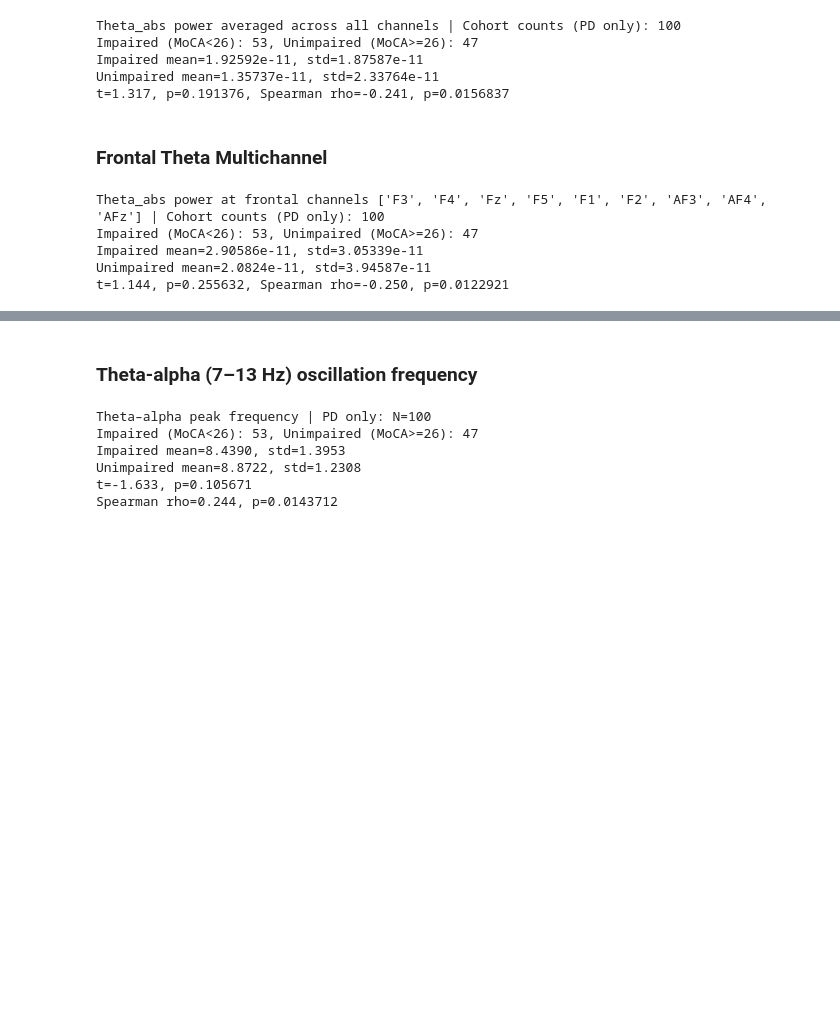
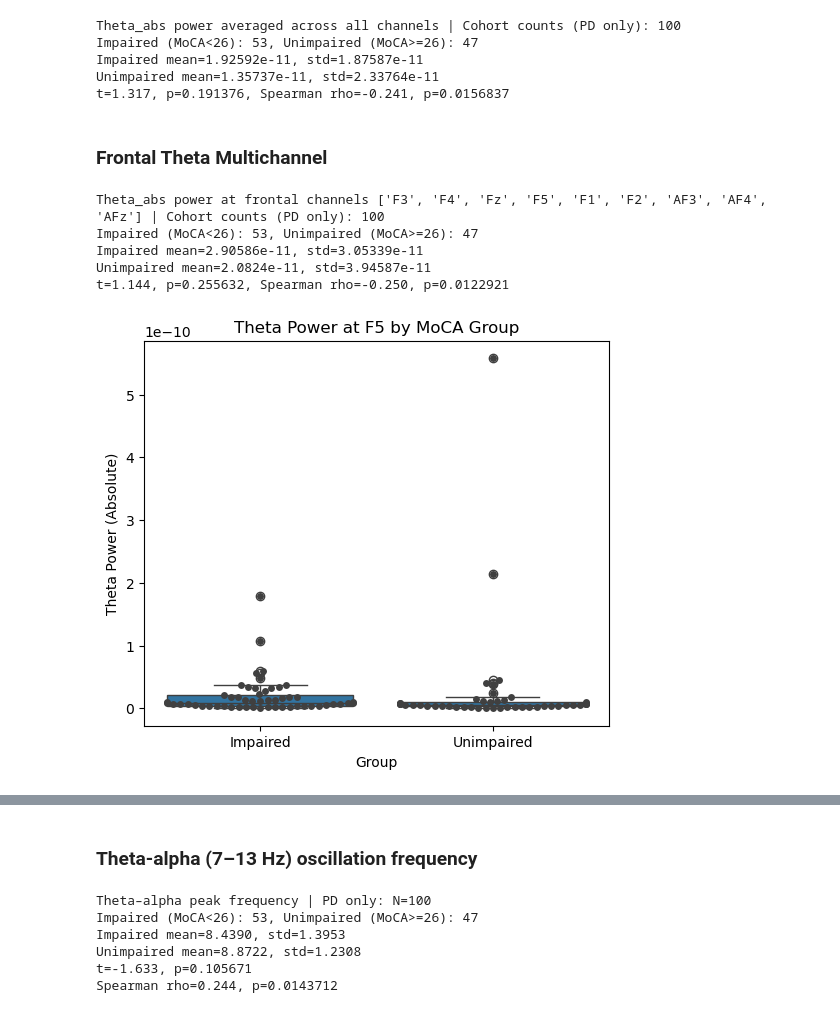
Before and after one commit to Princess-O1633/EEG_Project, a Jupyter notebook: cog_spectralft.ipynb, the cells around one changed output, grey strips where cells are left out. Cells and saved outputs as stored; diff of their text form; code cells hidden in the pictures; blank space fills up the shorter version.

```diff
--- a/cog_spectralft.ipynb
+++ b/cog_spectralft.ipynb
@@ -402,3 +402,84 @@ Impaired (MoCA<26): 53, Unimpaired (MoCA>=26): 47
 Impaired mean=2.90586e-11, std=3.05339e-11
 Unimpaired mean=2.0824e-11, std=3.94587e-11
 t=1.144, p=0.255632, Spearman rho=-0.250, p=0.0122921
+# %%
+import pandas as pd
+import matplotlib.pyplot as plt
+import seaborn as sns
+import numpy as np
+
+# Load CSV
+df = pd.read_csv("ML_Feature_Matrix.csv")
+
+# Define features
+theta_F5 = df['Feature_Theta_F5_Abs'].values
+theta_frontal = df['Feature_Theta_Frontal_ROI_Abs'].values
+theta_global = df['Feature_Theta_Global_Abs'].values
+
+# MoCA impaired labels
+group_labels = df['Label_Impaired'].map({1: 'Impaired', 0: 'Unimpaired'}).values
+
+# Function to plot box + swarm
+def plot_theta(theta_array, group_labels, title):
+    df_plot = pd.DataFrame({
+        'Theta_Power': theta_array,
+        'Group': group_labels
+    })
+    plt.figure(figsize=(6,5))
+    sns.boxplot(x='Group', y='Theta_Power', data=df_plot)
+    sns.swarmplot(x='Group', y='Theta_Power', data=df_plot, color=".25")
+    plt.title(title)
+    plt.ylabel('Theta Power (Absolute)')
+    plt.show()
+
+# Plot F5
+plot_theta(theta_F5, group_labels, 'Theta Power at F5 by MoCA Group')
+
+# Plot Frontal ROI
+plot_theta(theta_frontal, group_labels, 'Theta Power at Frontal ROI by MoCA Group')
+
+# Plot Global
+plot_theta(theta_global, group_labels, 'Theta Power Across All Channels by MoCA Group')
+
+'''import pandas as pd
+import matplotlib.pyplot as plt
+import seaborn as sns
+import numpy as np
+
+# Load CSV
+df = pd.read_csv("ML_Feature_Matrix.csv")
+
+# Define features
+theta_F5 = df['Feature_Theta_F5_Abs'].values
+theta_frontal = df['Feature_Theta_Frontal_ROI_Abs'].values
+theta_global = df['Feature_Theta_Global_Abs'].values
+
+# MoCA impaired labels
+group_labels = df['Label_Impaired'].map({1: 'Impaired', 0: 'Unimpaired'}).values
+
+# Function to plot box + swarm with optional y-limits
+def plot_theta(theta_array, group_labels, title, y_lim=None):
+    df_plot = pd.DataFrame({
+        'Theta_Power': theta_array,
+        'Group': group_labels
+    })
+    plt.figure(figsize=(6,5))
+    sns.boxplot(x='Group', y='Theta_Power', data=df_plot)
+    sns.swarmplot(x='Group', y='Theta_Power', data=df_plot, color=".25")
+    if y_lim is not None:
+        plt.ylim(y_lim)
+    plt.title(title)
+    plt.ylabel('Theta Power (Absolute)')
+    plt.show()
+
+# Plot F5 with y-axis limit to focus on main range
+plot_theta(theta_F5, group_labels, 'Theta Power at F5 by MoCA Group', y_lim=(0, 3e-11))
+
+# Plot Frontal ROI (optional y-limit)
+plot_theta(theta_frontal, group_labels, 'Theta Power at Frontal ROI by MoCA Group', y_lim=(0, 3e-11))
+
+# Plot Global (optional y-limit)
+plot_theta(theta_global, group_labels, 'Theta Power Across All Channels by MoCA Group', y_lim=(0, 3e-11))
+'''
+# %% [output]
+[figure, added]
```
Also changed, not shown: parts of 2 cells of this notebook, 8 other files.
